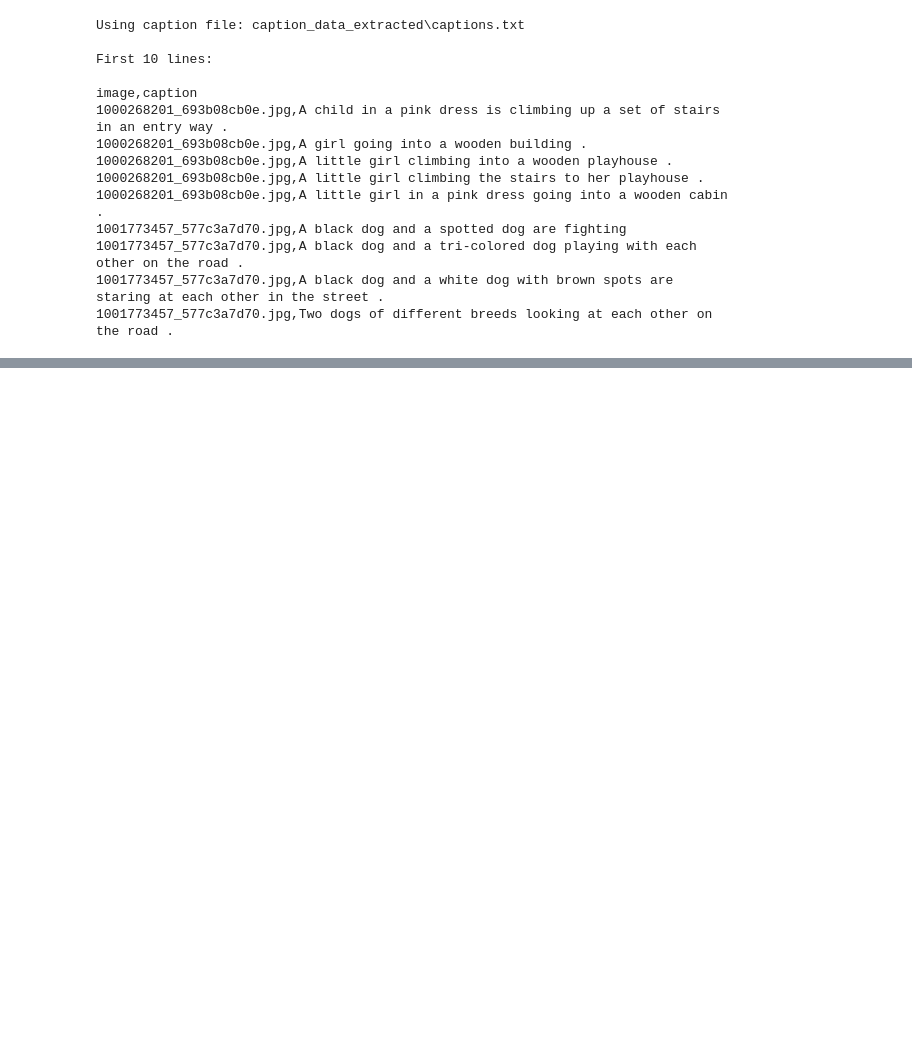
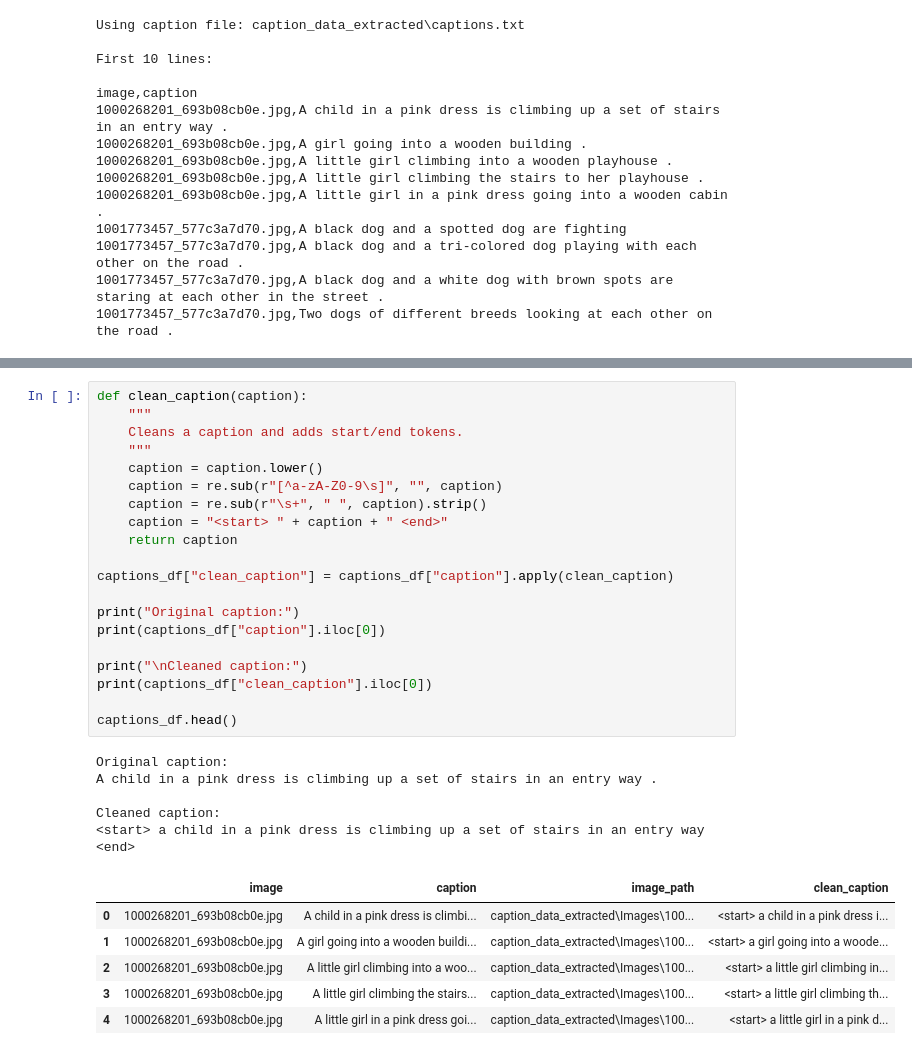
Before and after one commit to Anast4sia0/visual-storyteller, a Jupyter notebook: data_and_training.ipynb, the cells around one changed output, grey strips where cells are left out. Drawn from its saved outputs; the diff is of its cells as text; blank space fills up the shorter version.

```diff
--- a/data_and_training.ipynb
+++ b/data_and_training.ipynb
@@ -263,0 +329,32 @@ for img_name in sample_images:
+# %%
+def clean_caption(caption):
+    """
+    Cleans a caption and adds start/end tokens.
+    """
+    caption = caption.lower()
+    caption = re.sub(r"[^a-zA-Z0-9\s]", "", caption)
+    caption = re.sub(r"\s+", " ", caption).strip()
+    caption = "<start> " + caption + " <end>"
+    return caption
+
+captions_df["clean_caption"] = captions_df["caption"].apply(clean_caption)
+
+print("Original caption:")
+print(captions_df["caption"].iloc[0])
+
+print("\nCleaned caption:")
+print(captions_df["clean_caption"].iloc[0])
+
+captions_df.head()
+# %% [output]
+Original caption:
+A child in a pink dress is climbing up a set of stairs in an entry way .
+
+Cleaned caption:
+<start> a child in a pink dress is climbing up a set of stairs in an entry way <end>
+|  | image | caption | image_path | clean_caption |
+| 0 | 1000268201_693b08cb0e.jpg | A child in a pink dress is climbi... | caption_data_extracted\Images\100... | <start> a child in a pink dress i... |
+| 1 | 1000268201_693b08cb0e.jpg | A girl going into a wooden buildi... | caption_data_extracted\Images\100... | <start> a girl going into a woode... |
+| 2 | 1000268201_693b08cb0e.jpg | A little girl climbing into a woo... | caption_data_extracted\Images\100... | <start> a little girl climbing in... |
+| 3 | 1000268201_693b08cb0e.jpg | A little girl climbing the stairs... | caption_data_extracted\Images\100... | <start> a little girl climbing th... |
+| 4 | 1000268201_693b08cb0e.jpg | A little girl in a pink dress goi... | caption_data_extracted\Images\100... | <start> a little girl in a pink d... |
```
Also changed, not shown: parts of 15 cells of this notebook.
